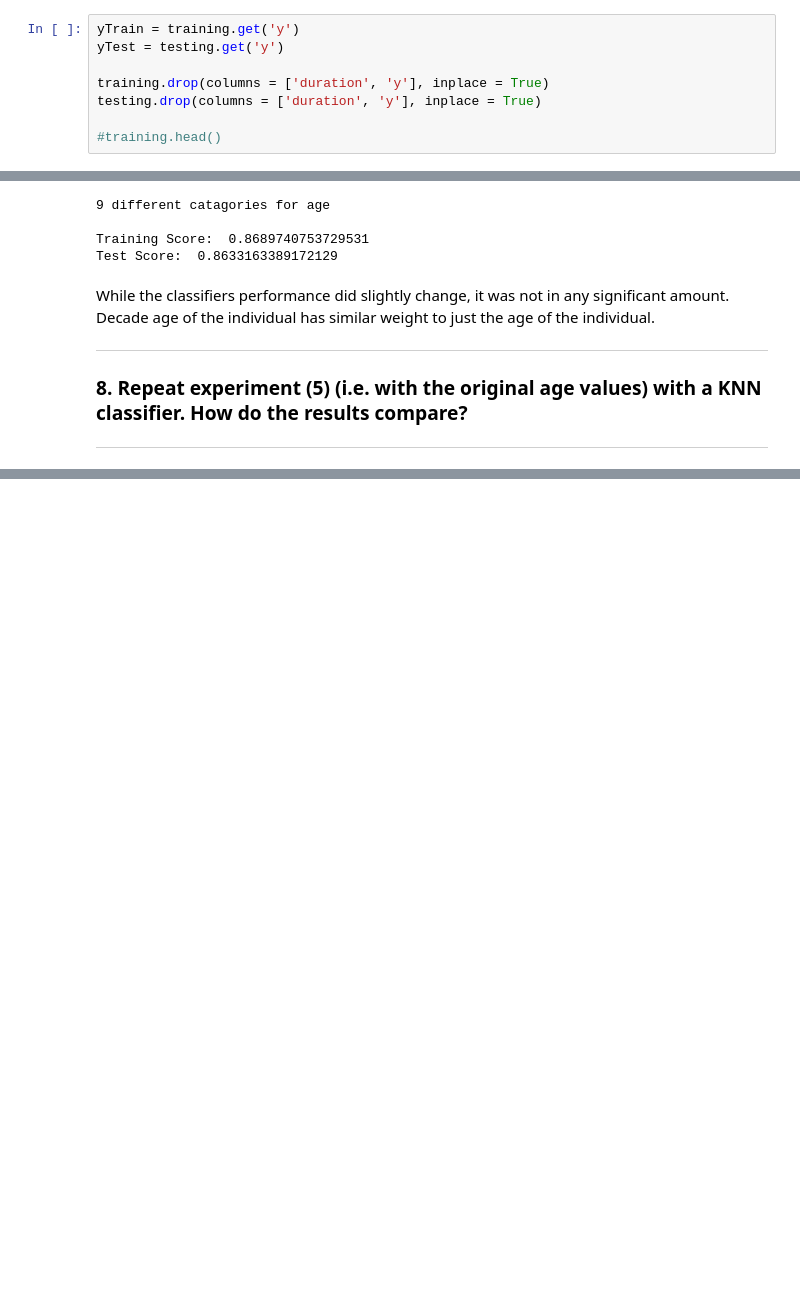
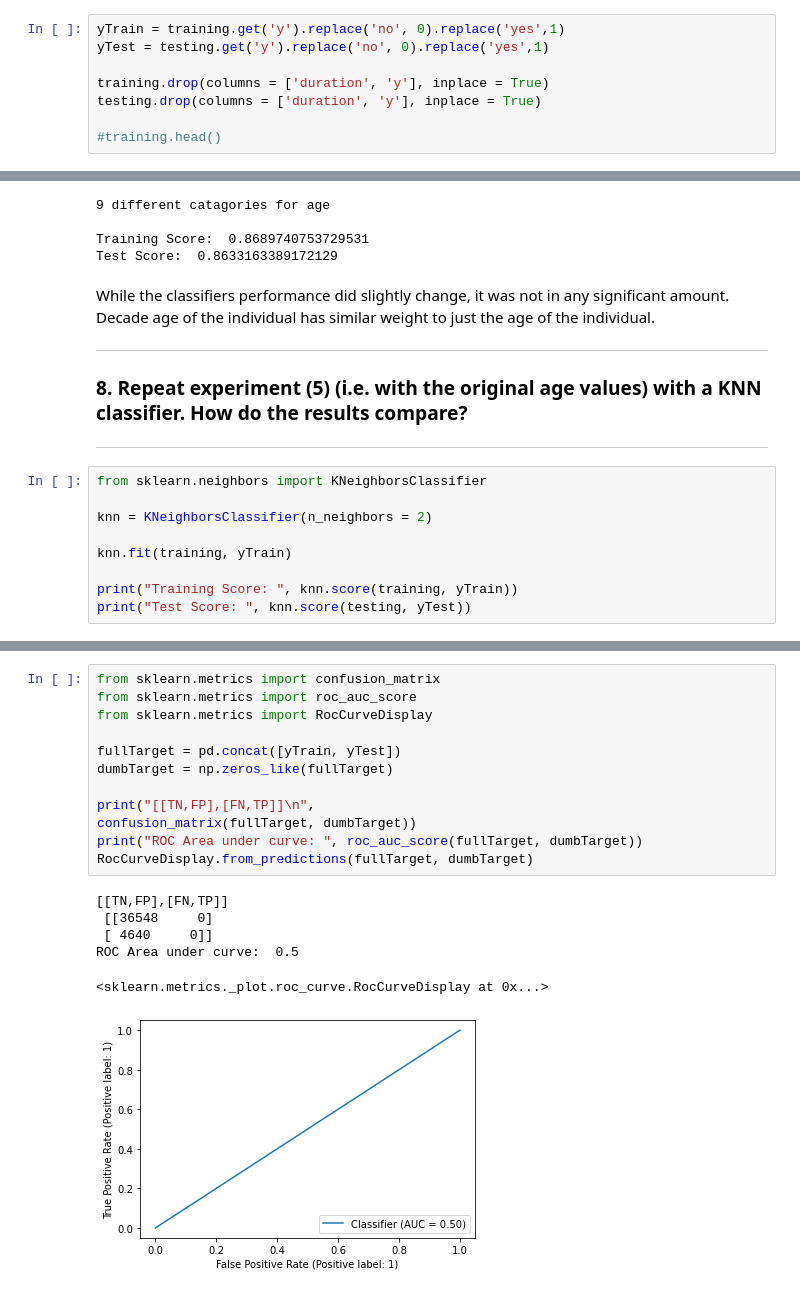
Before and after one commit to TCWilder/483ML_Exploration, a Jupyter notebook: Project3.ipynb, the cells around one changed output, grey strips where cells are left out. Saved outputs shown, nothing was run; the diff lists cells and outputs as text; blank space fills up the shorter version.

```diff
--- a/Project3.ipynb
+++ b/Project3.ipynb
@@ -44,8 +44,8 @@ print((len(testing)+len(training)), "Items total")
 ### 3. Your training and test sets will need some significant preprocessing before they can be used: <br><br> a) Per the description in bank-additional-names.txt, the duration “should be discarded if the intention is to have a realistic predictive model.” <br><br> b) The feature y is the target response; set this aside for use in training and testing, then drop it from your features.
 ***
 # %%
-yTrain = training.get('y')
-yTest = testing.get('y')
+yTrain = training.get('y').replace('no', 0).replace('yes',1)
+yTest = testing.get('y').replace('no', 0).replace('yes',1)
 
 training.drop(columns = ['duration', 'y'], inplace = True)
 testing.drop(columns = ['duration', 'y'], inplace = True)
@@ -139,3 +139,12 @@ While the classifiers performance did slightly change, it was not in any signifi
 ***
 ### 8. Repeat experiment (5) (i.e. with the original age values) with a KNN classifier. How do the results compare?
 ***
+# %%
+from sklearn.neighbors import KNeighborsClassifier
+
+knn = KNeighborsClassifier(n_neighbors = 2)
+
+knn.fit(training, yTrain)
+
+print("Training Score: ", knn.score(training, yTrain))
+print("Test Score: ", knn.score(testing, yTest))
@@ -141,0 +176,19 @@ While the classifiers performance did slightly change, it was not in any signifi
+# %%
+from sklearn.metrics import confusion_matrix
+from sklearn.metrics import roc_auc_score
+from sklearn.metrics import RocCurveDisplay
+
+fullTarget = pd.concat([yTrain, yTest])
+dumbTarget = np.zeros_like(fullTarget)
+
+print("[[TN,FP],[FN,TP]]\n",
+confusion_matrix(fullTarget, dumbTarget))
+print("ROC Area under curve: ", roc_auc_score(fullTarget, dumbTarget))
+RocCurveDisplay.from_predictions(fullTarget, dumbTarget)
+# %% [output]
+[[TN,FP],[FN,TP]]
+ [[36548     0]
+ [ 4640     0]]
+ROC Area under curve:  0.5
+<sklearn.metrics._plot.roc_curve.RocCurveDisplay at 0x...>
+[figure, added]
```
Also changed, not shown: parts of 7 cells of this notebook.
